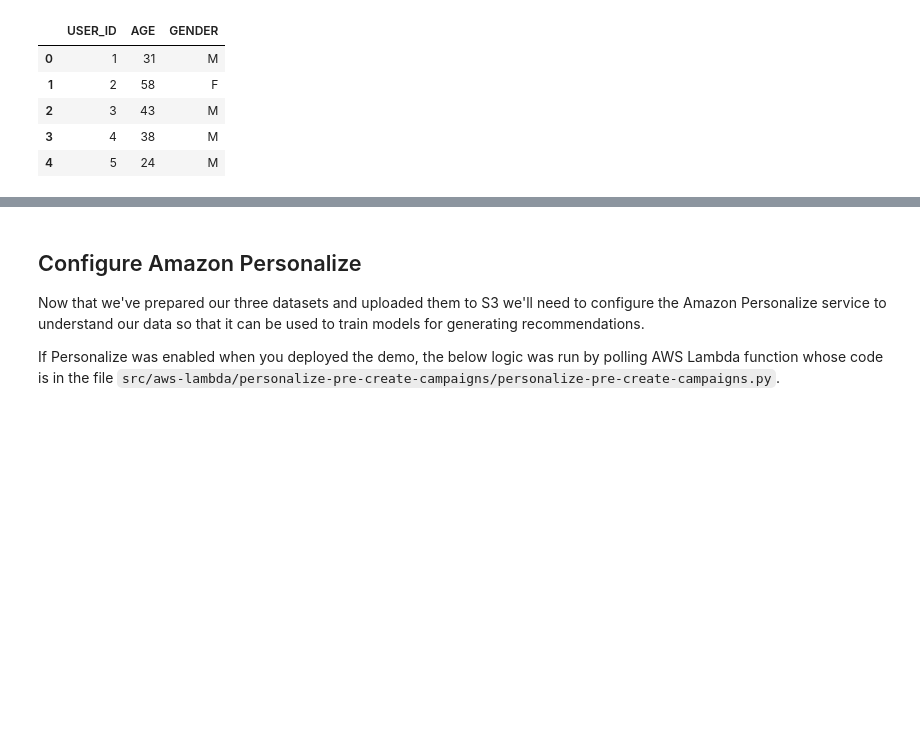
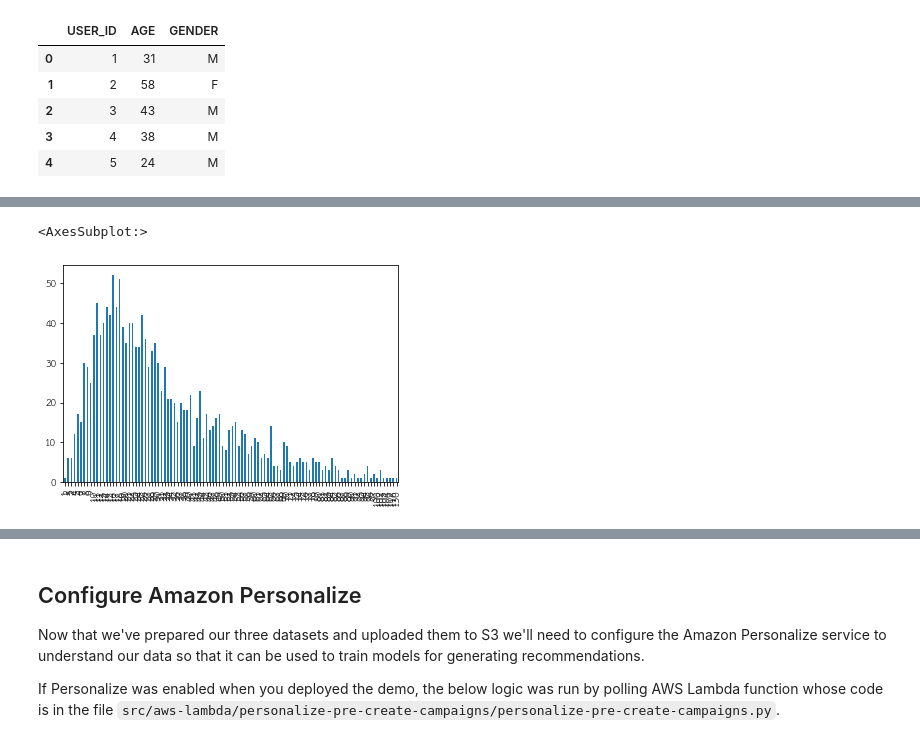
Before and after one commit to ku-spent/serverless-stack, a Jupyter notebook: services/personalize-service/generator/personalize.ipynb, the cells around one changed output, grey strips where cells are left out. Saved outputs shown, nothing was run; the diff lists cells and outputs as text; code cells hidden in the pictures; blank space fills up the shorter version.

```diff
--- a/services/personalize-service/generator/personalize.ipynb
+++ b/services/personalize-service/generator/personalize.ipynb
@@ -105,3 +151,23 @@ plt.show()
+# %%
+merged_df = (
+    interactions_df[["ITEM_ID", "USER_ID"]]
+    .astype({"ITEM_ID": str})
+    .merge(items_df, left_on="ITEM_ID", right_on="ITEM_ID")
+)
+plot_df = merged_df[['USER_ID', 'CATEGORY']].groupby(["USER_ID", 'CATEGORY']).apply(set)
+test_df = merged_df[['USER_ID', 'CATEGORY']].groupby(["USER_ID", 'CATEGORY'])
+test_df.apply(len).value_counts().sort_index().plot.bar()
+# plot_df.apply(len).value_counts().sort_index().plot.bar()
+# plt.xlabel("Number of different category examined by user.")
+# plt.title(
+#     f"We should have reduced users to a small number of news\n"
+#     f"maximum size should be {4+1}"
+# )
+# # The peak at 1 is the male jewellery - there is only one product
+# plt.show()
+# %% [output]
+<AxesSubplot:>
+[figure, added]
 # %%
 interactions_df.groupby("ITEM_ID")["USER_ID"].count()
 # %% [output]
```
Also changed, not shown: parts of 58 cells of this notebook, 7 other files.
